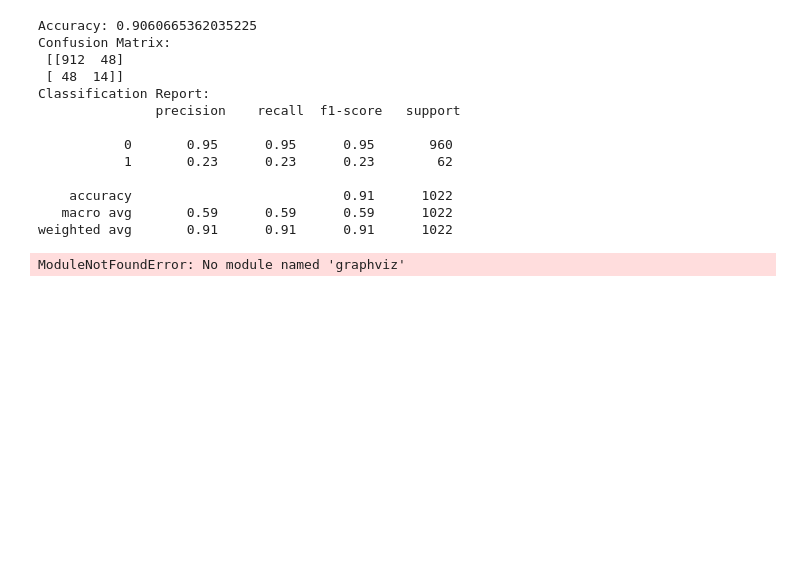
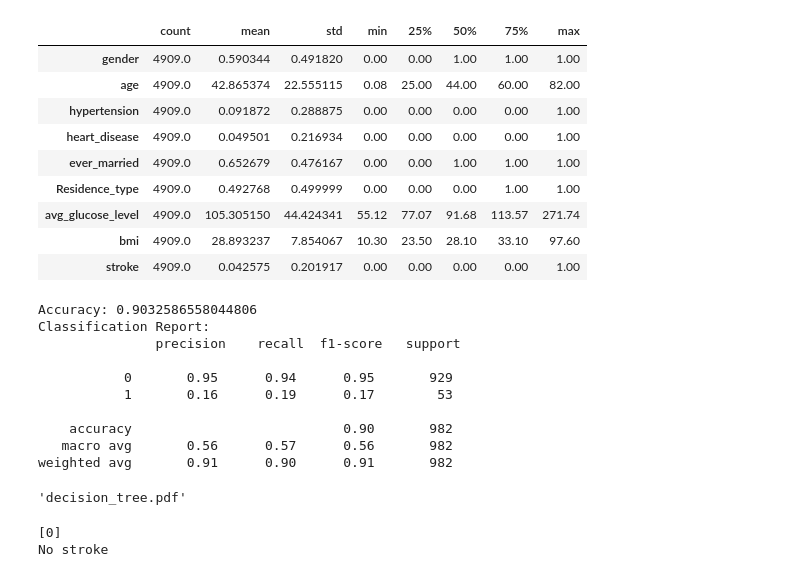
Before and after one commit to danialebrat/Courses, a Jupyter notebook: Introduction_to_AI/Session_5/Stroke_prediction.ipynb, the cells around one changed output. Drawn from its saved outputs; the diff is of its cells as text; code cells hidden in the pictures; blank space fills up the shorter version.

```diff
--- a/Introduction_to_AI/Session_5/Stroke_prediction.ipynb
+++ b/Introduction_to_AI/Session_5/Stroke_prediction.ipynb
@@ -69,0 +87,21 @@ dtype: bool
+# %%
+
+# Preprocessing
+
+data = data.dropna()
+
+# Replace 'Other' gender with 'Female'
+data = data[data.gender != "Other"]
+
+
+# Gender, Residence_type, and ever_married are binary variables that must be converted to the 0/1 format
+data["gender"].replace({"Male": 0, "Female": 1}, inplace = True)
+data["Residence_type"].replace({"Urban": 0, "Rural": 1}, inplace = True)
+data["ever_married"].replace({"No": 0, "Yes": 1}, inplace = True)
+
+
+
+# Remove redundant columns
+data = data.drop(["id", "work_type", "smoking_status"], axis = 1)
+
+data.head()
@@ -70,5 +115,17 @@ dtype: bool
+# %%
+data.describe().T
+# %% [output]
+|  | count | mean | std | min | 25% | 50% | 75% | max |
+| gender | 4909.0 | 0.590344 | 0.491820 | 0.00 | 0.00 | 1.00 | 1.00 | 1.00 |
+| age | 4909.0 | 42.865374 | 22.555115 | 0.08 | 25.00 | 44.00 | 60.00 | 82.00 |
+| hypertension | 4909.0 | 0.091872 | 0.288875 | 0.00 | 0.00 | 0.00 | 0.00 | 1.00 |
+| heart_disease | 4909.0 | 0.049501 | 0.216934 | 0.00 | 0.00 | 0.00 | 0.00 | 1.00 |
+| ever_married | 4909.0 | 0.652679 | 0.476167 | 0.00 | 0.00 | 1.00 | 1.00 | 1.00 |
+| Residence_type | 4909.0 | 0.492768 | 0.499999 | 0.00 | 0.00 | 0.00 | 1.00 | 1.00 |
+| avg_glucose_level | 4909.0 | 105.305150 | 44.424341 | 55.12 | 77.07 | 91.68 | 113.57 | 271.74 |
+| bmi | 4909.0 | 28.893237 | 7.854067 | 10.30 | 23.50 | 28.10 | 33.10 | 97.60 |
+| stroke | 4909.0 | 0.042575 | 0.201917 | 0.00 | 0.00 | 0.00 | 0.00 | 1.00 |
 # %%
-
 # Split the data into training and testing sets
 X = data.drop('stroke', axis=1)
 y = data['stroke']
@@ -81,27 +138,22 @@ clf.fit(X_train, y_train)
 # Evaluate the model
 y_pred = clf.predict(X_test)
 accuracy = accuracy_score(y_test, y_pred)
-conf_matrix = confusion_matrix(y_test, y_pred)
 class_report = classification_report(y_test, y_pred)
 
 # Print the evaluation metrics
 print("Accuracy:", accuracy)
-print("Confusion Matrix:\n", conf_matrix)
 print("Classification Report:\n", class_report)
 # %% [output]
-Accuracy: 0.9060665362035225
-Confusion Matrix:
- [[912  48]
- [ 48  14]]
+Accuracy: 0.9032586558044806
 Classification Report:
                precision    recall  f1-score   support
 
-           0       0.95      0.95      0.95       960
-           1       0.23      0.23      0.23        62
+           0       0.95      0.94      0.95       929
+           1       0.16      0.19      0.17        53
 
-    accuracy                           0.91      1022
-   macro avg       0.59      0.59      0.59      1022
-weighted avg       0.91      0.91      0.91      1022
+    accuracy                           0.90       982
+   macro avg       0.56      0.57      0.56       982
+weighted avg       0.91      0.90      0.91       982
 # %%
 from sklearn.tree import export_graphviz
 import graphviz
@@ -117,4 +169,22 @@ dot_data = export_graphviz(clf, out_file=None,
 graph = graphviz.Source(dot_data)
 graph.render('decision_tree')
 # %% [output]
-ModuleNotFoundError: No module named 'graphviz'
+'decision_tree.pdf'
+# %%
+# [gender,	age,	hypertension,	heart_disease,	ever_married,	Residence_type,	avg_glucose_level,	bmi]
+
+case_number_1 = [0,	70, 1,	0,	1,	1,	250.69,	40]
+case_number_2 = [0,	50, 0,	0,	0,	0,	280.69,	45]
+
+
+prediction = clf.predict([case_number_2])
+print(prediction)
+
+
+if prediction == 0:
+  print("No stroke")
+else:
+  print("stroke!!!!")
+# %% [output]
+[0]
+No stroke
```
Also changed, not shown: parts of 11 cells of this notebook.
